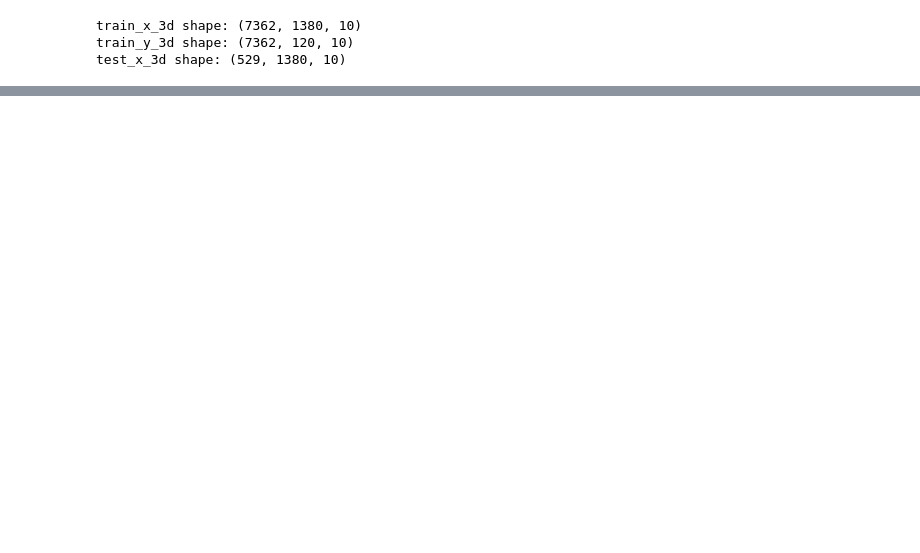
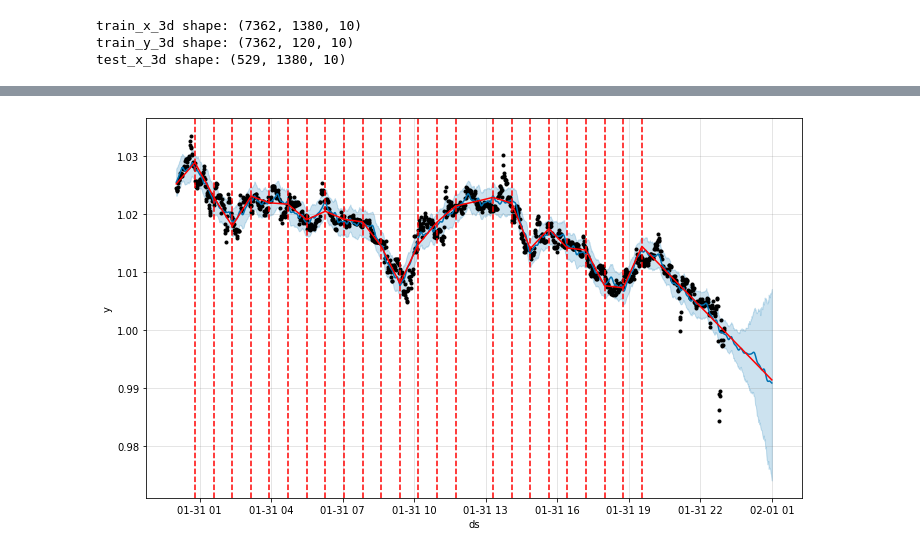
Before and after one commit to Kingnamji/Coin_Trader, a Jupyter notebook: Trader/BitCoin_trader.ipynb, the cells around one changed output, grey strips where cells are left out. Saved outputs shown, nothing was run; the diff lists cells and outputs as text; code cells hidden in the pictures; blank space fills up the shorter version.

Commit message:
model tuning

```diff
--- a/Trader/BitCoin_trader.ipynb
+++ b/Trader/BitCoin_trader.ipynb
@@ -117,0 +203,9 @@ plt.show()
+# %%
+idx = 1121
+x_series = train_x_array[idx,:,1]
+y_series = train_y_array[idx,:,1]
+# %%
+# prophet 모델의 학습을 위한 가공 (ds, y 칼럼이 필요하다.)
+x_df = pd.DataFrame()
+x_df['ds'] = [start_dt + datetime.timedelta(minutes = time_min) for time_min in np.arange(1, x_series.shape[0]+1).tolist()]
+x_df['y'] = x_series.tolist()
@@ -117,0 +221,10 @@ plt.show()
+# %%
+model = Prophet(seasonality_mode='multiplicative',# 점점 증가하는 seasonality의 경우 multiplicative를 설정해준다.
+                  yearly_seasonality=False,
+                  weekly_seasonality=False, daily_seasonality=False,
+                  changepoint_range=0.85,  # changepoint range를 바꿔준다. (큰 영향을 끼치지는 않는듯하다.)
+                  changepoint_prior_scale=0.6  # 오버피팅, 언더피팅을 피하기 위해 조정해준다.
+                )
+model.add_seasonality(name='first_seasonality', period=1/12, fourier_order=10) # seasonality 추가
+model.add_seasonality(name='second_seasonality', period=1/24, fourier_order=5) # seasonality 추가
+model.fit(x_df)
@@ -117,0 +234,5 @@ plt.show()
+# %%
+# 120분 테스트 데이터를 예측
+forecast = model.make_future_dataframe(periods=120, freq='min')
+forecast_data = model.predict(forecast)
+forecast_data[['ds', 'yhat', 'yhat_lower', 'yhat_upper']].tail(5)
@@ -117,0 +246,7 @@ plt.show()
+# %%
+# 만들어진 데이터를 확인
+from fbprophet.plot import add_changepoints_to_plot
+fig1 = model.plot(forecast_data)
+a = add_changepoints_to_plot(fig1.gca(), model, forecast_data)
+# %% [output]
+[figure, added]
```
Also changed, not shown: parts of 37 cells of this notebook.
